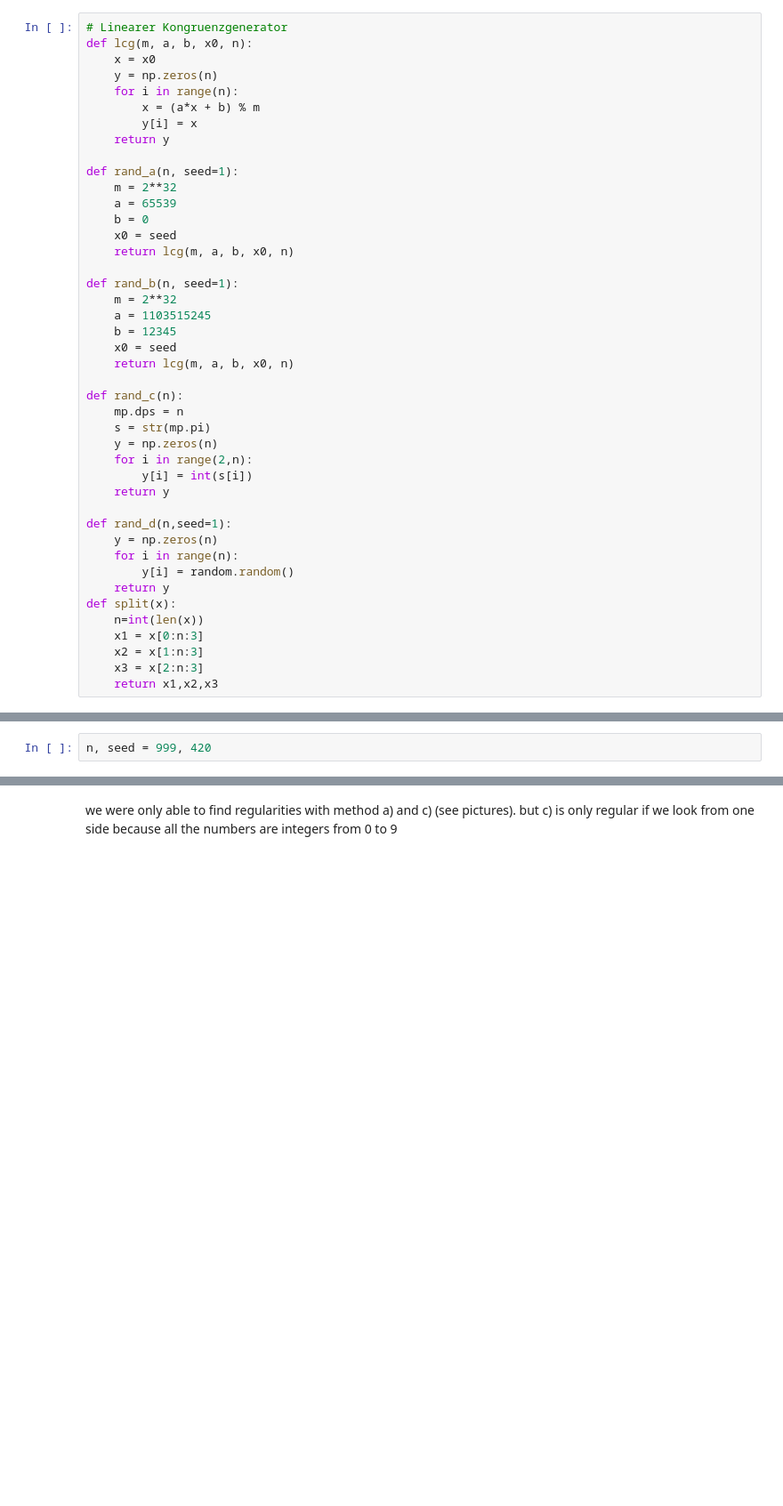
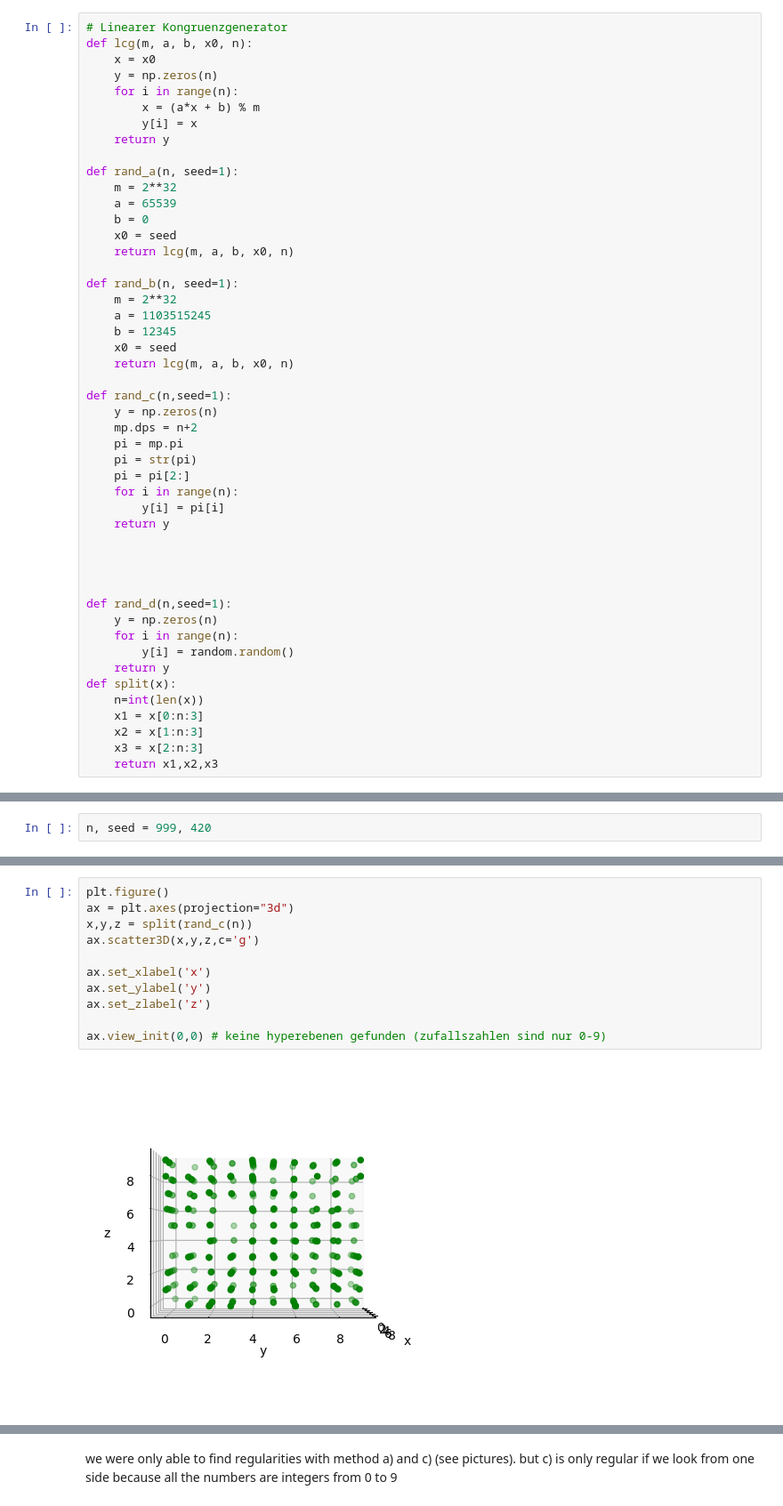
Before and after one commit to emhl/CoPhy2, a Jupyter notebook: Blatt6-Zufall-Anwendung/Blatt6-Aufg1.ipynb, the cells around one changed output, grey strips where cells are left out. Shown: that part at 89% size. Saved outputs shown, nothing was run; the diff lists cells and outputs as text; blank space fills up the shorter version.

```diff
--- a/Blatt6-Zufall-Anwendung/Blatt6-Aufg1.ipynb
+++ b/Blatt6-Zufall-Anwendung/Blatt6-Aufg1.ipynb
@@ -57,13 +57,18 @@ def rand_b(n, seed=1):
     x0 = seed
     return lcg(m, a, b, x0, n)
 
-def rand_c(n):
-    mp.dps = n
-    s = str(mp.pi)
+def rand_c(n,seed=1):
     y = np.zeros(n)
-    for i in range(2,n):
-        y[i] = int(s[i])
+    mp.dps = n+2
+    pi = mp.pi
+    pi = str(pi)
+    pi = pi[2:]
+    for i in range(n):
+        y[i] = pi[i]
     return y
+
+
+
 
 def rand_d(n,seed=1):
     y = np.zeros(n)
@@ -102,3 +118,16 @@ ax.scatter3D(x,y,z,c='r')
+# %%
+plt.figure()
+ax = plt.axes(projection="3d")
+x,y,z = split(rand_c(n))
+ax.scatter3D(x,y,z,c='g')
+
+ax.set_xlabel('x')
+ax.set_ylabel('y')
+ax.set_zlabel('z')
+
+ax.view_init(0,0) # keine hyperebenen gefunden (zufallszahlen sind nur 0-9)
+# %% [output]
+[figure, added]
 # %%
 plt.figure()
 ax = plt.axes(projection="3d")
```
Also changed, not shown: parts of 13 cells of this notebook.
